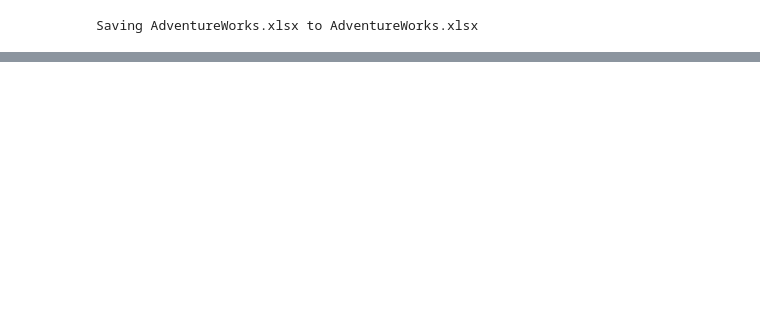
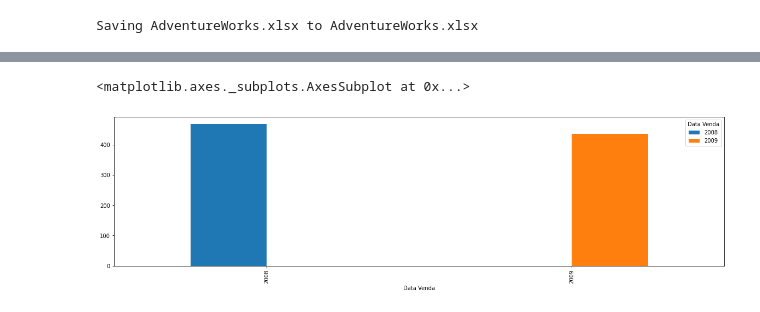
Before and after one commit to anabred/DesafioDSPythonPandas, a Jupyter notebook: Meu_Projeto.ipynb, the cells around one changed output, grey strips where cells are left out. Saved outputs shown, nothing was run; the diff lists cells and outputs as text; code cells hidden in the pictures; blank space fills up the shorter version.

```diff
--- a/Meu_Projeto.ipynb
+++ b/Meu_Projeto.ipynb
@@ -51,0 +83,7 @@ plt.show()
+# %%
+total_atendimento_ano=df.groupby([df['Data Venda'].dt.year, df['Data Venda'].dt.year]).size()
+total_atendimento_ano = total_atendimento_ano.unstack(level=0).fillna(0)
+total_atendimento_ano.plot(kind='bar', figsize=(20,5))
+# %% [output]
+<matplotlib.axes._subplots.AxesSubplot at 0x...>
+[figure, added]
```
Also changed, not shown: parts of 7 cells of this notebook.
